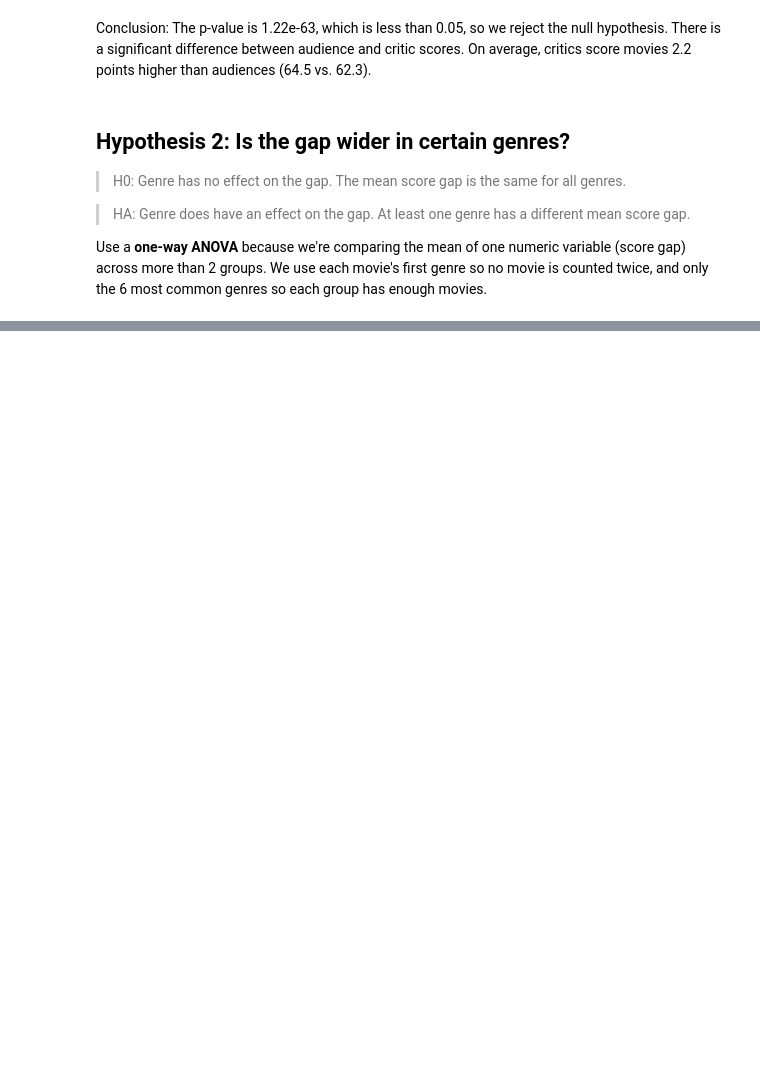
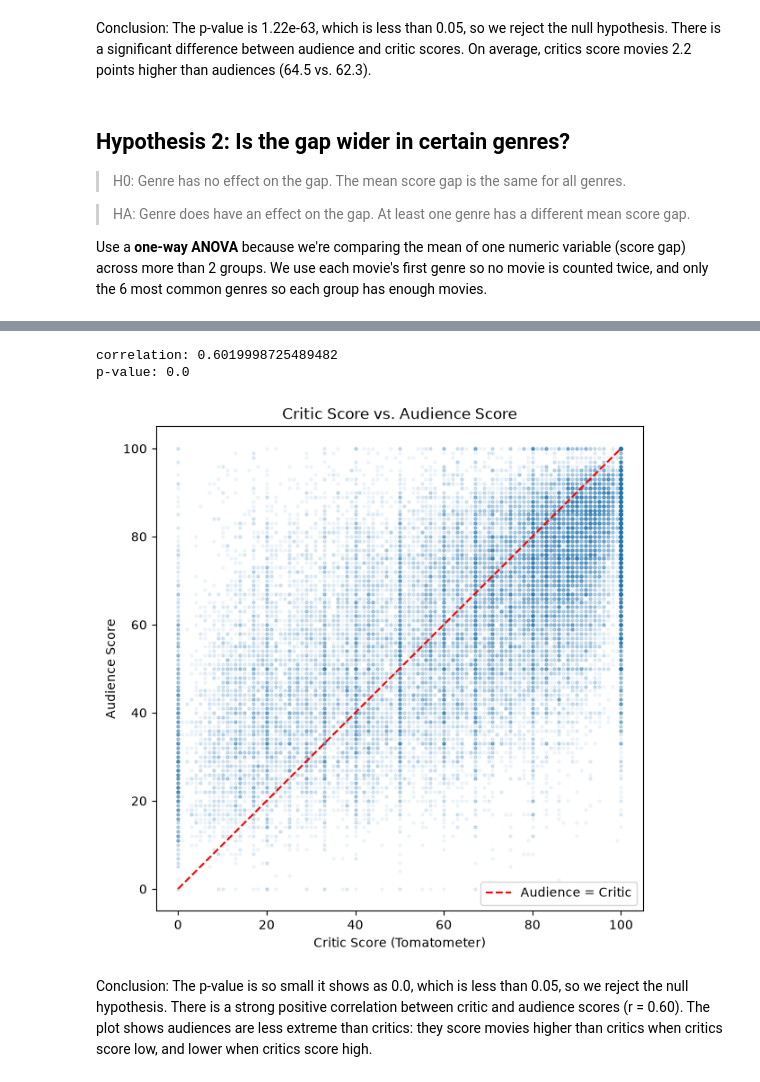
Before and after one commit to kat-hall123/cmsc320-final-project, a Jupyter notebook: checkpoint2.ipynb, the cells around one changed output, grey strips where cells are left out. Drawn from its saved outputs; the diff is of its cells as text; code cells hidden in the pictures; blank space fills up the shorter version.

```diff
--- a/checkpoint2.ipynb
+++ b/checkpoint2.ipynb
@@ -111,0 +196,20 @@ plt.show()
+# %%
+corr, p = pearsonr(scored['tomatoMeter'], scored['audienceScore'])
+print("correlation:", corr)
+print("p-value:", p)
+# %% [output]
+correlation: 0.6019998725489482
+p-value: 0.0
+# %%
+plt.figure(figsize=(7, 7))
+plt.scatter(scored['tomatoMeter'], scored['audienceScore'], alpha=0.05, s=5)
+plt.plot([0, 100], [0, 100], color='red', linestyle='--', label='Audience = Critic')
+plt.xlabel('Critic Score (Tomatometer)')
+plt.ylabel('Audience Score')
+plt.title('Critic Score vs. Audience Score')
+plt.legend()
+plt.show()
+# %% [output]
+[figure, added]
+# %% [markdown]
+Conclusion: The p-value is so small it shows as 0.0, which is less than 0.05, so we reject the null hypothesis. There is a strong positive correlation between critic and audience scores (r = 0.60). The plot shows audiences are less extreme than critics: they score movies higher than critics when critics score low, and lower when critics score high.
```
Also changed, not shown: parts of 12 cells of this notebook.
